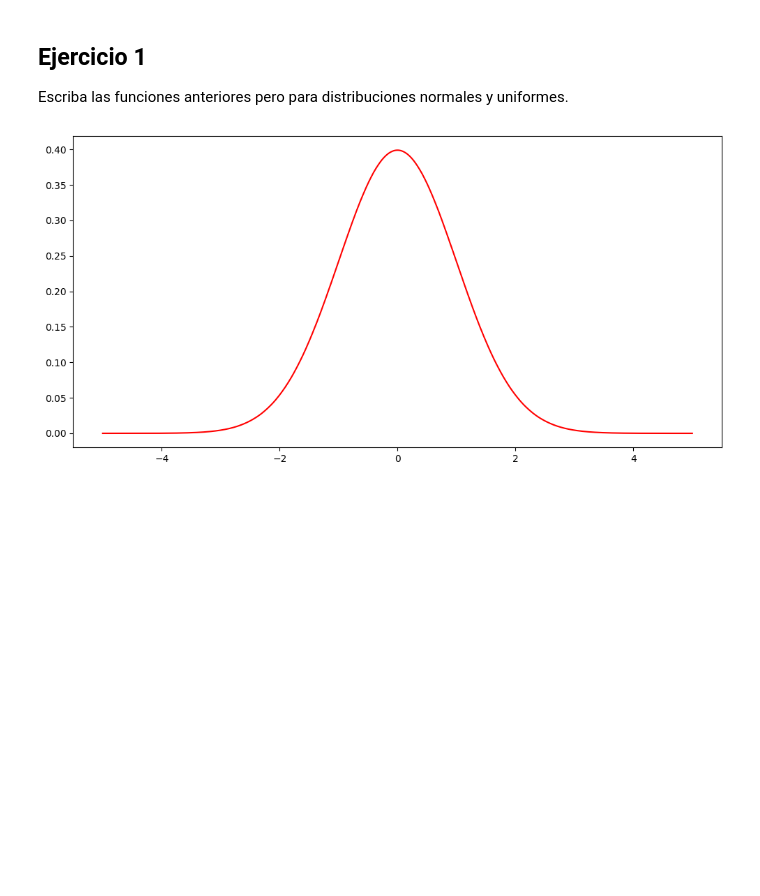
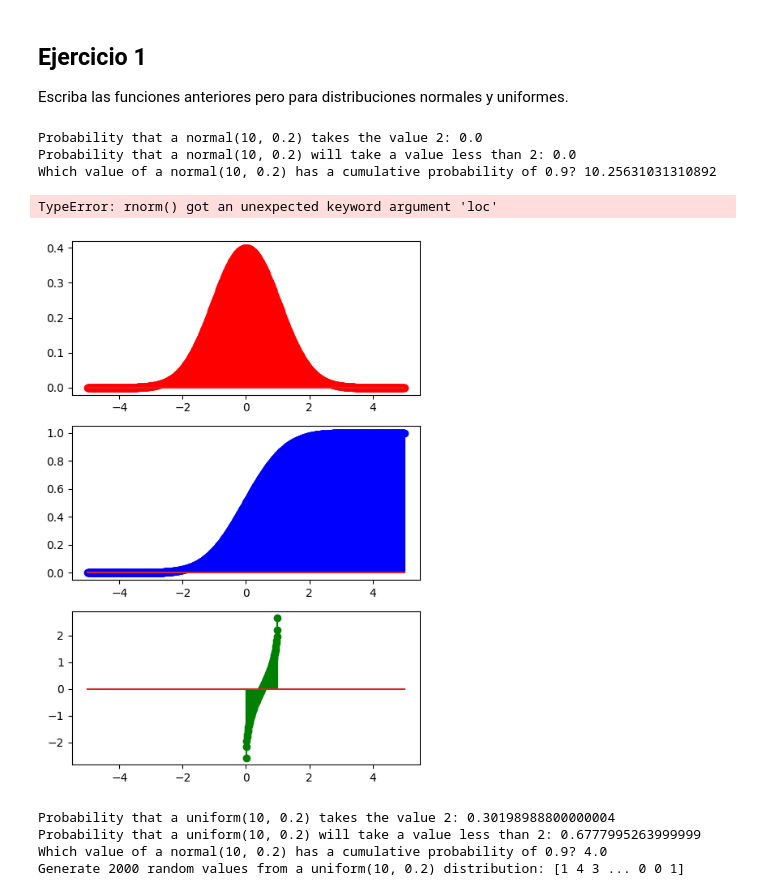
Before and after one commit to AlexisSchiavon/probability-distribution-exercises-project-with-python, a Jupyter notebook: notebook/problems.es.ipynb, the cells around one changed output. Saved outputs shown, nothing was run; the diff lists cells and outputs as text; code cells hidden in the pictures; blank space fills up the shorter version.

```diff
--- a/notebook/problems.es.ipynb
+++ b/notebook/problems.es.ipynb
@@ -120,29 +122,47 @@ def rnorm(mu = 0, s = 1, n = 1):
     result = norm.rvs(loc = mu, scale = s, size = n)
 
     return result
+# %%
+# Distribución normal(10, 0.2), dónde n = 10 es el número de ensayos y p = 0.2 es la probabilidad de éxito en un solo ensayo
+import numpy as np
+
+np.random.seed(42)
+
+print(f"Probability that a normal(10, 0.2) takes the value 2: {dnorm(2, mu = 10, s = 0.2)}")
+print(f"Probability that a normal(10, 0.2) will take a value less than 2: {pnorm(2, mu=10, s= 0.2)}")
+print(f"Which value of a normal(10, 0.2) has a cumulative probability of 0.9? {qnorm(0.9, mu=10,  = 0.2)}")
+print(f"Generate 2000 random values from a normal(10, 0.2) distribution: {rnorm(2000, size = 10, prob = 0.2)}")
+# %% [output]
+Probability that a normal(10, 0.2) takes the value 2: 0.0
+Probability that a normal(10, 0.2) will take a value less than 2: 0.0
+Which value of a normal(10, 0.2) has a cumulative probability of 0.9? 10.25631031310892
+TypeError: rnorm() got an unexpected keyword argument 'loc'
 # %%
 import matplotlib.pyplot as plt
 
 np.random.seed(42)
 
 mu = 0
 s = 1
 data = np.linspace(-5, 5, 1000)
 
 pmf = dnorm(data, mu = mu, s = s)
 cdf = pnorm(data, mu = mu, s = s)
 ppf = qnorm(data, mu = mu, s = s)
 
-plt.figure(figsize=(10,5))
-plt.plot(data, pmf, "r-")
+fig, axis = plt.subplots(3, 1, figsize = (5, 7))
+
+axis[0].stem(data, pmf, "r-")
+axis[1].stem(data, cdf, "b-")
+axis[2].stem(data, ppf, "g-")
 
 # Adjust the layout
 plt.tight_layout()
 
 # Show the plot
 plt.show()
 # %% [output]
-[figure, old version]
+[figure, new version]
 # %%
 # Distribución uniforme
 from scipy.stats import uniform
@@ -178,6 +198,21 @@ def runiform(mu = 0, s = 1, n = 1):
     result = uniform.rvs(loc = mu, scale = s, size = n)
 
     return result
+# %%
+# Distribución uniforme(10, 0.2), dónde n = 10 es el número de ensayos y p = 0.2 es la probabilidad de éxito en un solo ensayo
+import numpy as np
+
+np.random.seed(42)
+
+print(f"Probability that a uniform(10, 0.2) takes the value 2: {dbinom(2, size = 10, prob = 0.2)}")
+print(f"Probability that a uniform(10, 0.2) will take a value less than 2: {pbinom(2, size = 10, prob = 0.2)}")
+print(f"Which value of a normal(10, 0.2) has a cumulative probability of 0.9? {qbinom(0.9, size = 10, prob = 0.2)}")
+print(f"Generate 2000 random values from a uniform(10, 0.2) distribution: {rbinom(2000, size = 10, prob = 0.2)}")
+# %% [output]
+Probability that a uniform(10, 0.2) takes the value 2: 0.30198988800000004
+Probability that a uniform(10, 0.2) will take a value less than 2: 0.6777995263999999
+Which value of a normal(10, 0.2) has a cumulative probability of 0.9? 4.0
+Generate 2000 random values from a uniform(10, 0.2) distribution: [1 4 3 ... 0 0 1]
 # %%
 import matplotlib.pyplot as plt
 
```
Also changed, not shown: parts of 2 cells of this notebook.
